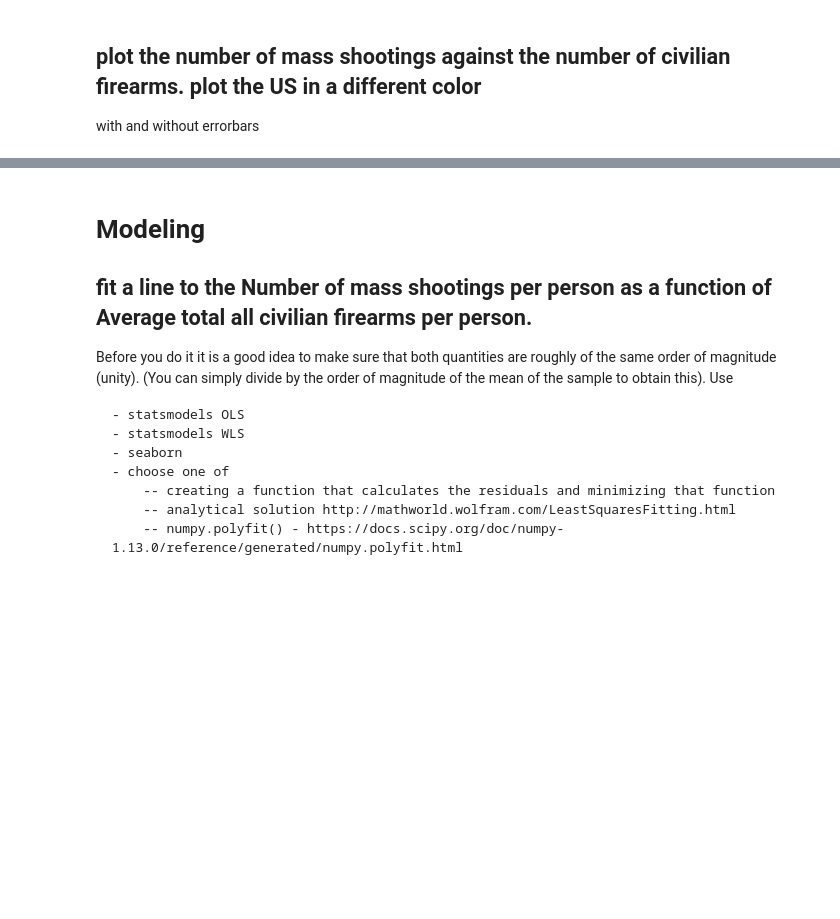
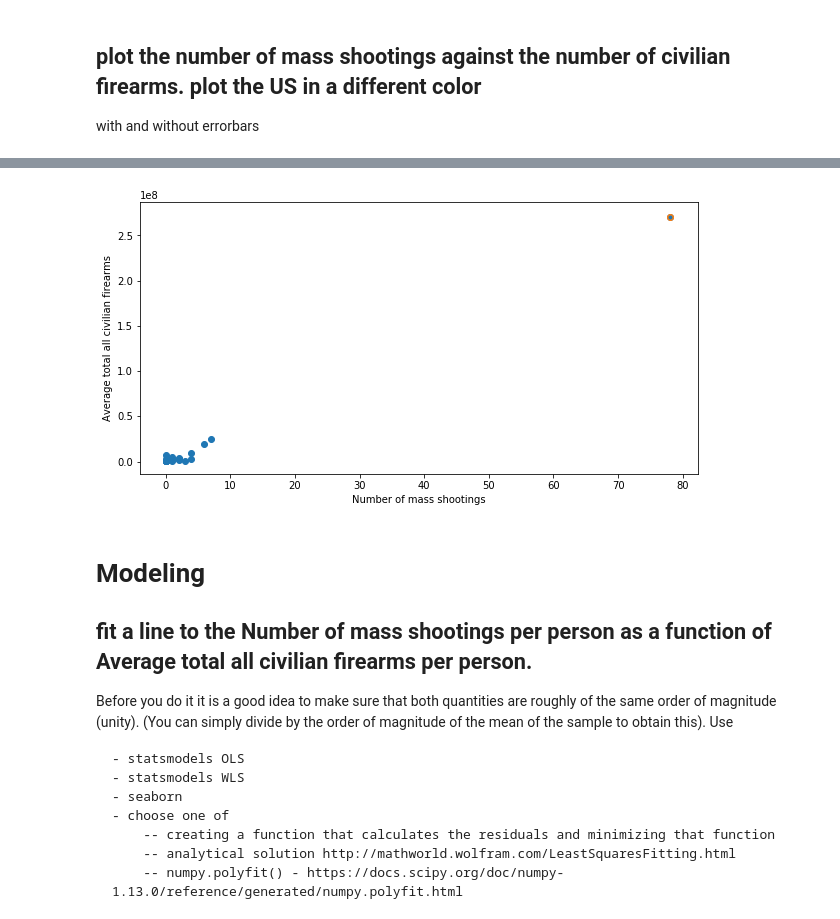
Before and after one commit to jinalklaulitz/PUI2018_msm796, a Jupyter notebook: HW9_msm796/assignment3_msm796.ipynb, the cells around one changed output, grey strips where cells are left out. Saved outputs shown, nothing was run; the diff lists cells and outputs as text; code cells hidden in the pictures; blank space fills up the shorter version.

```diff
--- a/HW9_msm796/assignment3_msm796.ipynb
+++ b/HW9_msm796/assignment3_msm796.ipynb
@@ -339,3 +349,21 @@ with and without errorbars
+# %%
+fig = pl.figure(figsize=(10,5))
+ax = fig.add_subplot(111)
+
+ax.scatter(df_['Number of mass shootings'],df_['Average total all civilian firearms'])
+ax.scatter(df_[df_['Country']=='United States']['Number of mass shootings'],df_[df_['Country']=='United States']['Average total all civilian firearms'])
+ax.errorbar(df_['Number of mass shootings'],df_['Average total all civilian firearms'],
+            yerr = np.sqrt(df_['Average total all civilian firearms']), fmt = '.')
+ax.set_xlabel("Number of mass shootings")
+ax.set_ylabel('Average total all civilian firearms')
+ax.set_ylim()
+pl.show()
+#print ("Number of mass shooting vs GDP, " +
+#       "errors represent Poisson statistics.\n" +
+#       "The datapoint to the top right of the plot is the USA, " +
+#       "which has noth the highest GDP and the highest number of mass shootings")
+# %% [output]
+[figure, added]
 # %% [markdown]
 # Modeling
 
```
Also changed, not shown: parts of 11 cells of this notebook, 1 other file.
